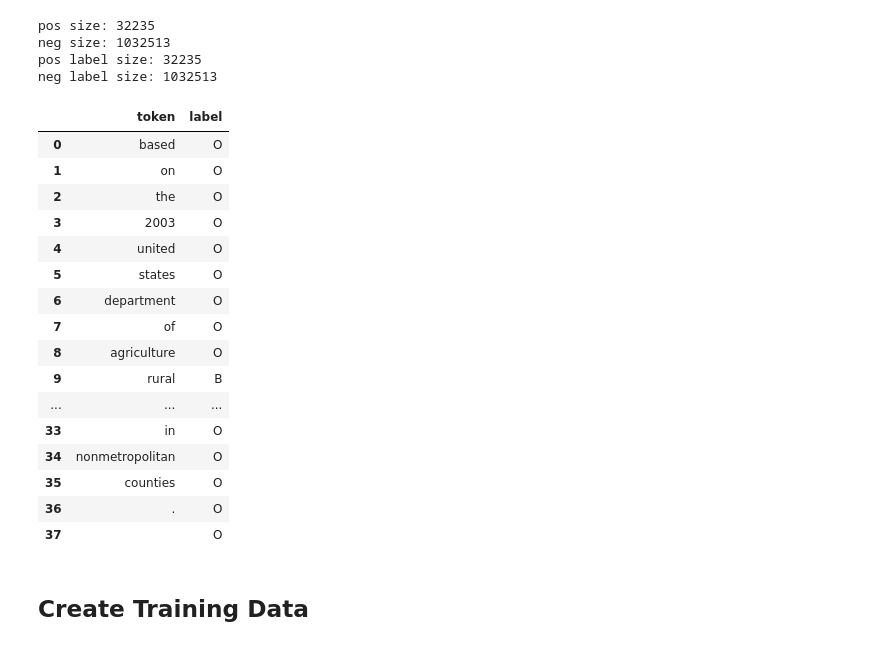
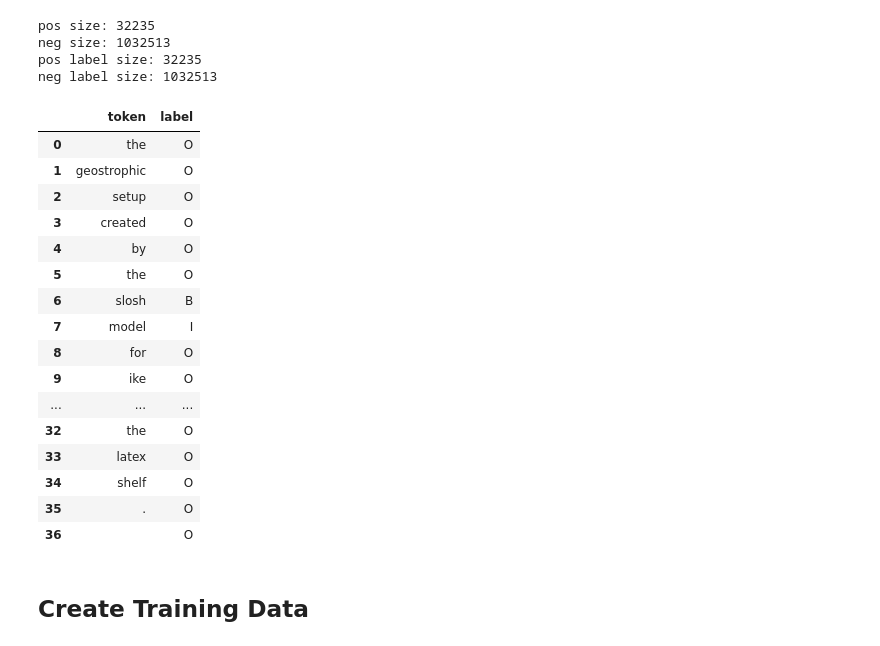
Before and after one commit to ozanzgur/kaggle_coleridge_initiative, a Jupyter notebook: exp04-bert_ner.ipynb, the cells around one changed output. Cells and saved outputs as stored; diff of their text form; code cells hidden in the pictures.

```diff
--- a/exp04-bert_ner.ipynb
+++ b/exp04-bert_ner.ipynb
@@ -398,26 +396,26 @@ neg size: 1032513
 pos label size: 32235
 neg label size: 1032513
 # %%
-i_ex = 1000
+i_ex = 999
 pd.DataFrame({'token': pos_sentences_processed[i_ex], 'label': pos_labels[i_ex]})
 # %% [output]
 |  | token | label |
-| 0 | based | O |
-| 1 | on | O |
-| 2 | the | O |
-| 3 | 2003 | O |
-| 4 | united | O |
-| 5 | states | O |
-| 6 | department | O |
-| 7 | of | O |
-| 8 | agriculture | O |
-| 9 | rural | B |
+| 0 | the | O |
+| 1 | geostrophic | O |
+| 2 | setup | O |
+| 3 | created | O |
+| 4 | by | O |
+| 5 | the | O |
+| 6 | slosh | B |
+| 7 | model | I |
+| 8 | for | O |
+| 9 | ike | O |
 | ... | ... | ... |
-| 33 | in | O |
-| 34 | nonmetropolitan | O |
-| 35 | counties | O |
-| 36 | . | O |
-| 37 |  | O |
+| 32 | the | O |
+| 33 | latex | O |
+| 34 | shelf | O |
+| 35 | . | O |
+| 36 |  | O |
 # %% [markdown]
 ## Create Training Data
 # %%
```
Also changed, not shown: parts of 10 cells of this notebook, 2 other files.
